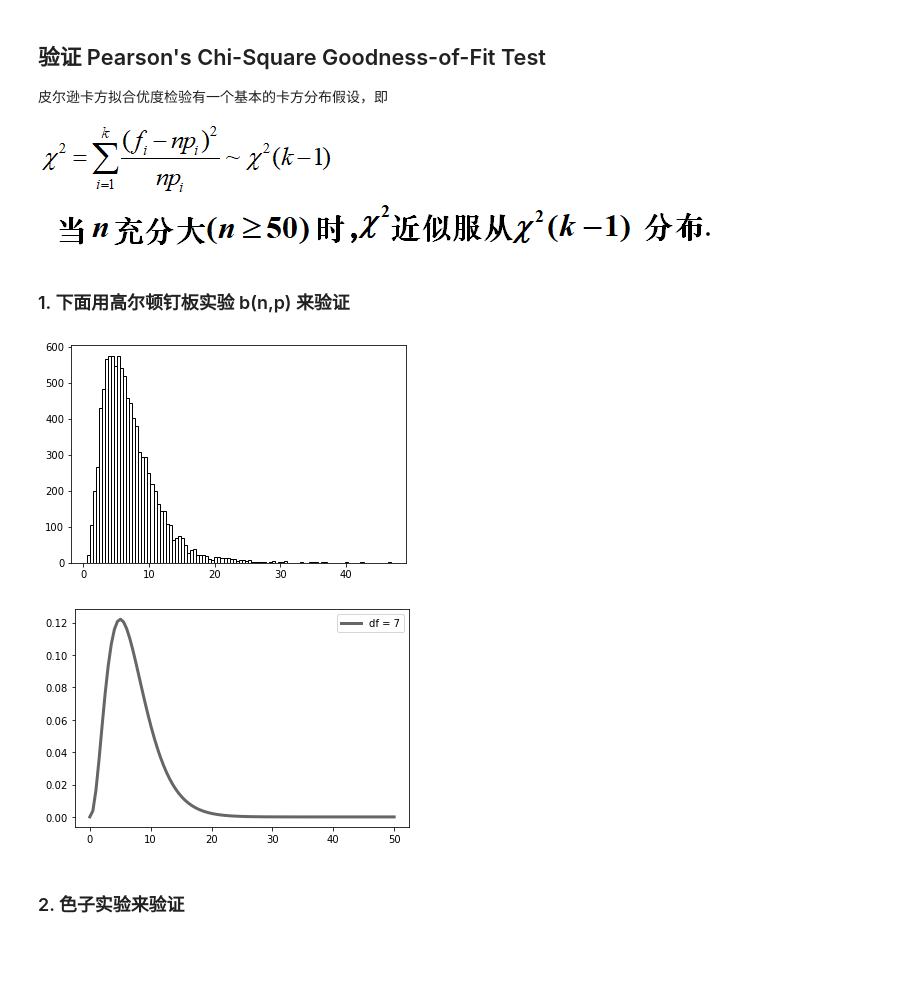
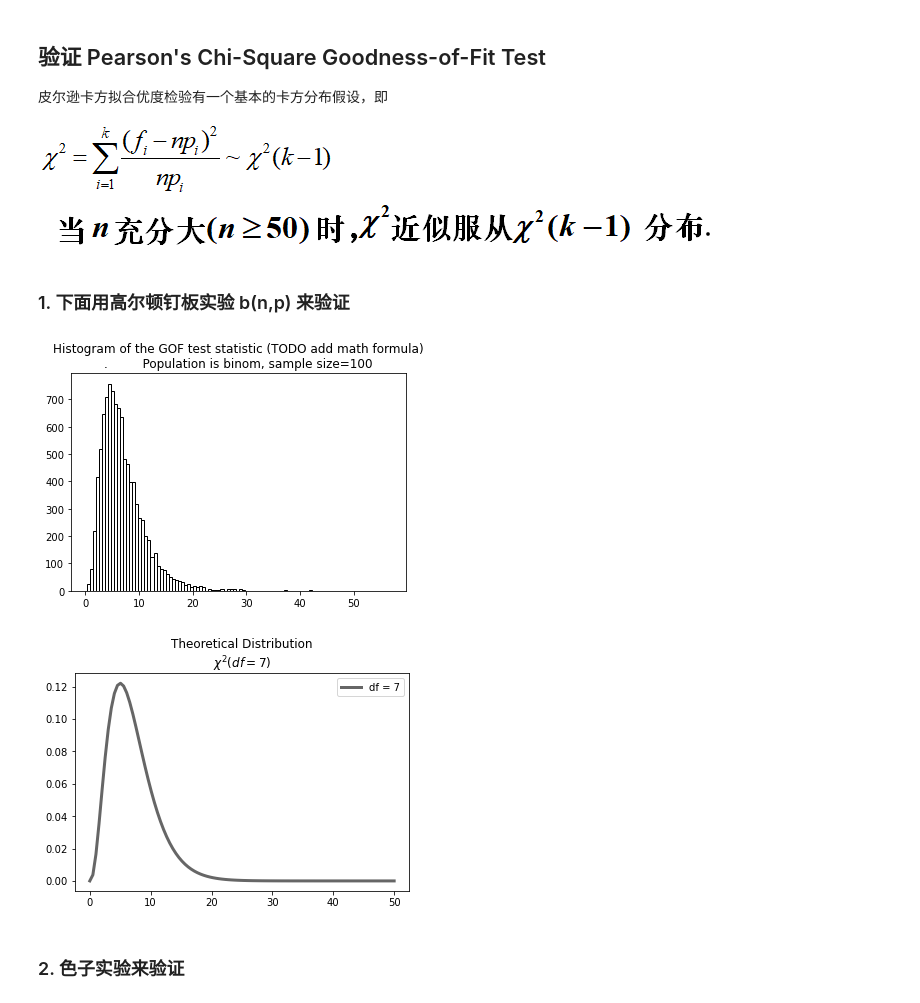
Before and after one commit to zhangys11/mc, a Jupyter notebook: demo.ipynb, the cells around one changed output. Cells and saved outputs as stored; diff of their text form; code cells hidden in the pictures; blank space fills up the shorter version.

```diff
--- a/demo.ipynb
+++ b/demo.ipynb
@@ -159,51 +182,10 @@ clt()
 ![image-3.png](attachment:image-3.png) ![image-2.png](attachment:image-2.png)
 
 ### 1. 下面用高尔顿钉板实验 b(n,p) 来验证
-# %%
-# test with b(n,p)
-
-import collections
-from scipy.stats import binom
-from tqdm import tqdm
-
-chisqs = []
-num_rounds = 100 # 公式中n
-n = 8 # num_layers，公式中 k
-p = 0.5
-
-for i in tqdm(range(10000)): # MC试验次数
-
-    hist, _ = galtonBoard(num_rounds, n) # rounds, layers
-    c = collections.Counter(hist)
-
-    chisq = 0
-
-    for j in range(n):
-        pj = binom.pmf(j,n,p)
-        npj = num_rounds * pj
-        fj = c[j]
-        # print(pj, npj, fj)
-
-        chisq = chisq + (fj - npj)**2 / npj
-
-    chisqs.append(chisq)
-
-plt.hist(chisqs, density=False, bins=100, facecolor="none", edgecolor = "black")
-plt.show()
-# %% [output]
-[figure, removed]
-# %%
-from scipy.stats import chi2
-import matplotlib.pyplot as plt
-import numpy as np
-
-x = np.linspace(0,50,100)
-k = n -1
-plt.plot(x, chi2.pdf(x, df = k), lw=3, alpha=0.6, label='df = ' + str(k), c = "black")
-
-plt.legend()
-plt.show()
-# %% [output]
-[figure, removed]
+# %%
+chisq_stat(dist = 'binom', K = 8, sample_size = 100, N = 10000)
+# %% [output]
+[figure, added]
+[figure, added]
 # %% [markdown]
 ### 2. 色子实验来验证
```
Also changed, not shown: parts of 52 cells of this notebook, 4 other files.
